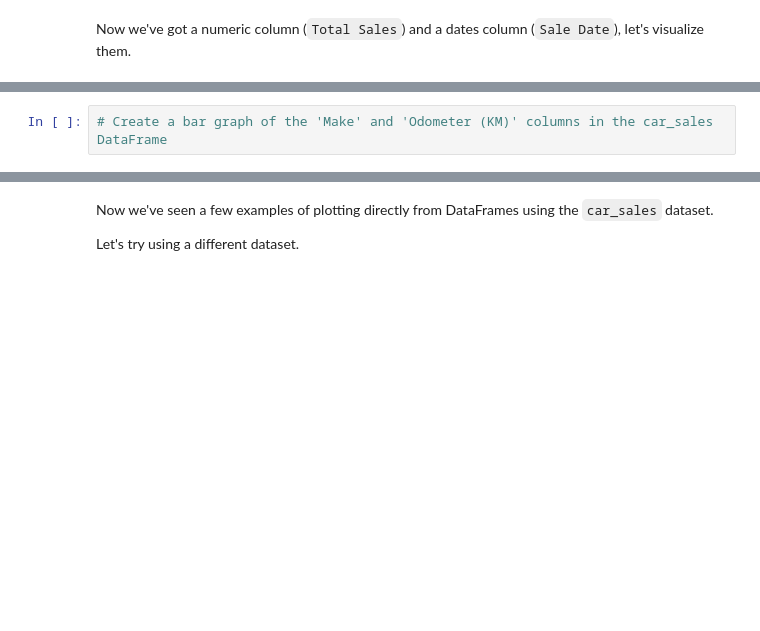
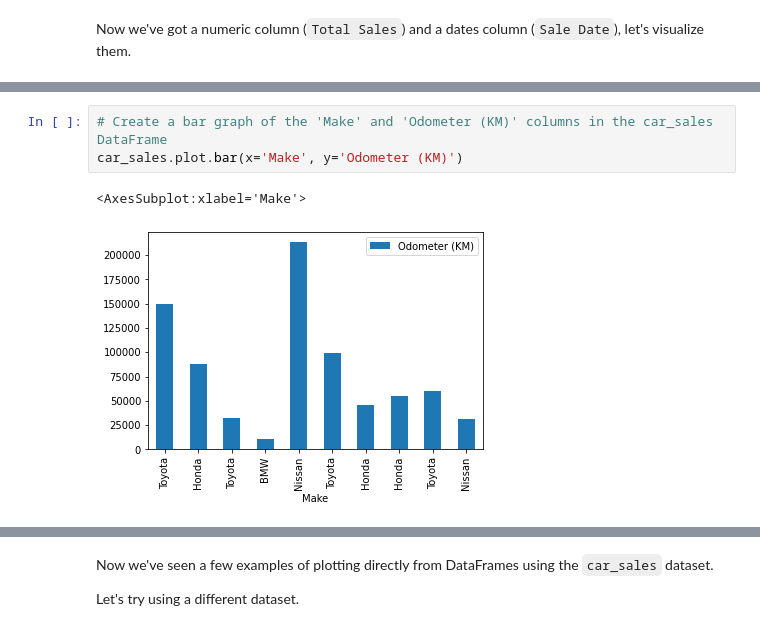
Before and after one commit to stefan-mastilak/data-science-bootcamp, a Jupyter notebook: notebooks/matplotlib-exercises.ipynb, the cells around one changed output, grey strips where cells are left out. Saved outputs shown, nothing was run; the diff lists cells and outputs as text; blank space fills up the shorter version.

```diff
--- a/notebooks/matplotlib-exercises.ipynb
+++ b/notebooks/matplotlib-exercises.ipynb
@@ -281,4 +350,8 @@ Now we've got a numeric column (`Total Sales`) and a dates column (`Sale Date`),
 # %%
 # Create a bar graph of the 'Make' and 'Odometer (KM)' columns in the car_sales DataFrame
+car_sales.plot.bar(x='Make', y='Odometer (KM)')
+# %% [output]
+<AxesSubplot:xlabel='Make'>
+[figure, added]
 # %%
 # Create a histogram of the 'Odometer (KM)' column
```
Also changed, not shown: parts of 23 cells of this notebook, 1 other file.
